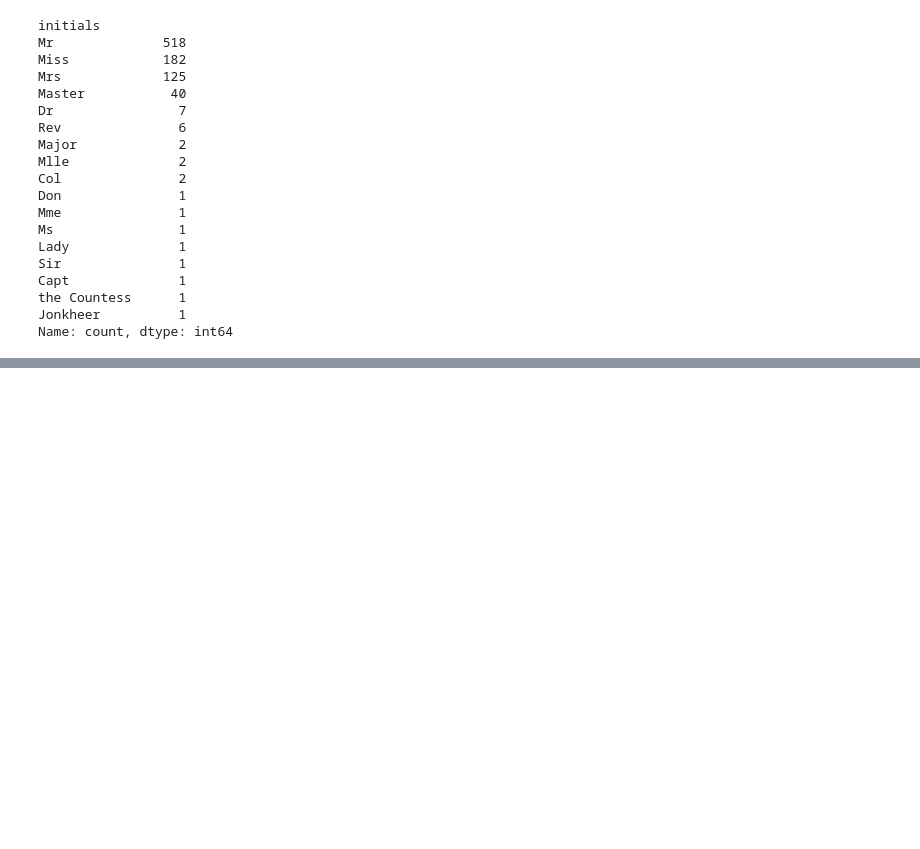
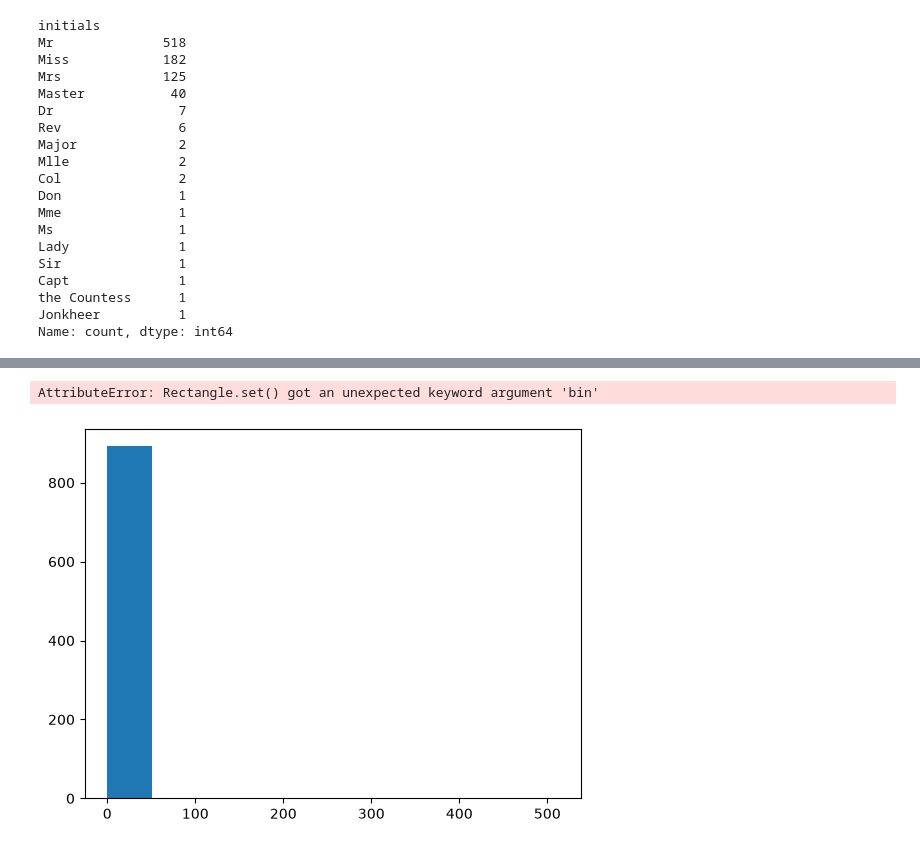
Before and after one commit to abinhyanmikha/Data-Science, a Jupyter notebook: Data preprocessing/day30/DataManupulation.ipynb, the cells around one changed output, grey strips where cells are left out. Cells and saved outputs as stored; diff of their text form; code cells hidden in the pictures; blank space fills up the shorter version.

```diff
--- a/Data preprocessing/day30/DataManupulation.ipynb
+++ b/Data preprocessing/day30/DataManupulation.ipynb
@@ -297,3 +297,11 @@ Capt              1
 the Countess      1
 Jonkheer          1
 Name: count, dtype: int64
+# %%
+###handling null values for agem using initals groups
+titanic_df_initials=titanic_df.groupby("initials")
+# %%
+median_ages=titanic_df_initials["Age"].transform("median")
+# %%
+titanic_df_fillAge_with_initials=titanic_df.copy()
+titanic_df_fillAge_with_initials.loc[:,"Age"]=titanic_df_fillAge_with_initials.Age.fillna(value=median_ages)
@@ -299,0 +324,5 @@ Name: count, dtype: int64
+# %%
+titanic_df_fillAge_with_initials.plot(kind="hist", bin=20)
+# %% [output]
+AttributeError: Rectangle.set() got an unexpected keyword argument 'bin'
+[figure, added]
```
Also changed, not shown: parts of 1 cell of this notebook, 2 other files.
